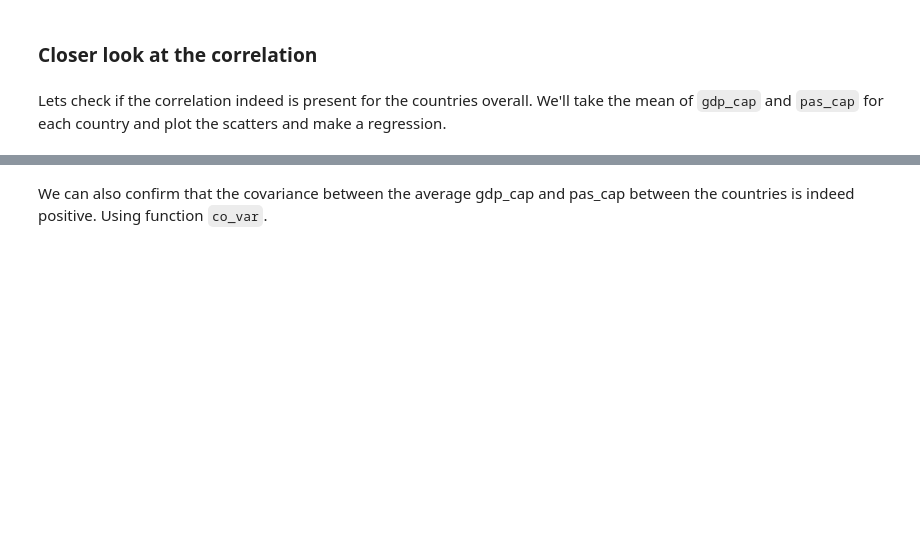
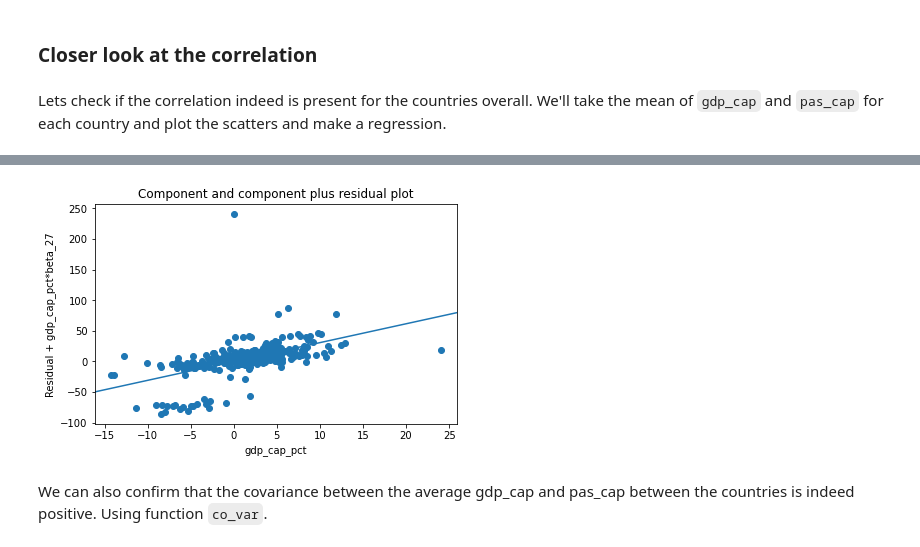
Before and after one commit to AskerNC/projects-2021-concatenaters, a Jupyter notebook: dataproject/dataproject.ipynb, the cells around one changed output, grey strips where cells are left out. Drawn from its saved outputs; the diff is of its cells as text; code cells hidden in the pictures; blank space fills up the shorter version.

```diff
--- a/dataproject/dataproject.ipynb
+++ b/dataproject/dataproject.ipynb
@@ -336,0 +473,3 @@ ax1.plot(x,a*x + b);
+# %%
+FE_ols = ols(formula='pas_cap_pct ~ gdp_cap_pct+C(geo)',data=full_).fit()
+print(FE_ols.summary())
@@ -336,0 +494,5 @@ ax1.plot(x,a*x + b);
+# %%
+fig = sm.graphics.plot_ccpr(FE_ols, "gdp_cap_pct")
+fig.tight_layout(pad=1.0)
+# %% [output]
+[figure, added]
```
Also changed, not shown: parts of 17 cells of this notebook, 2 other files.
